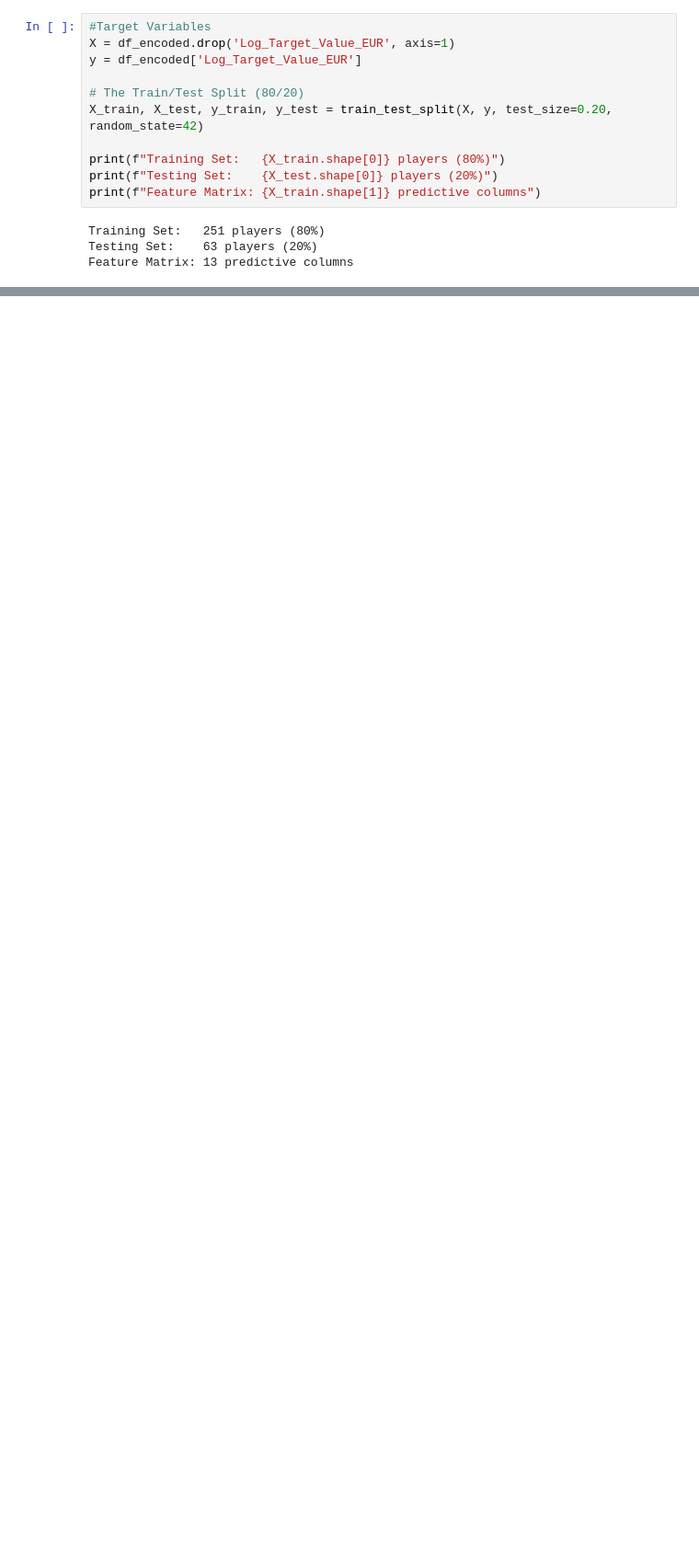
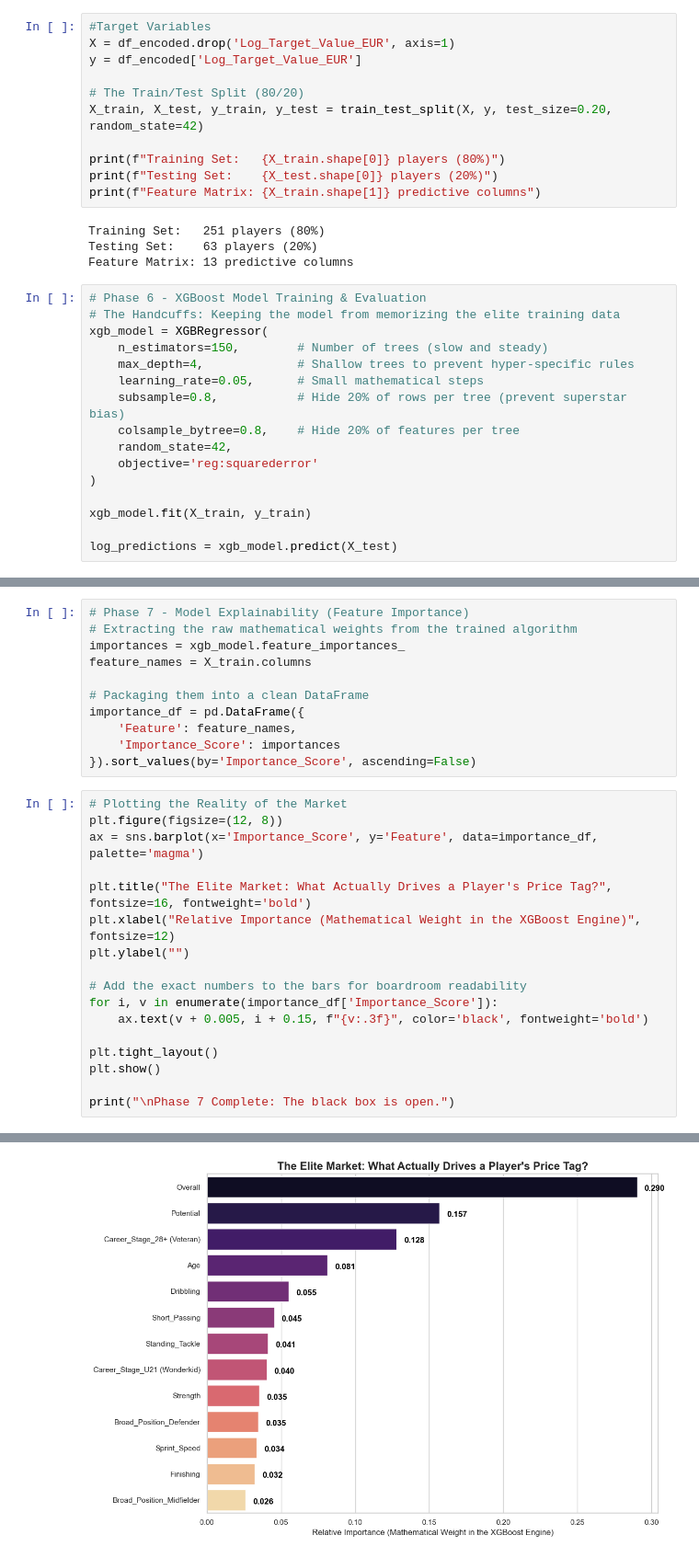
Before and after one commit to Ashwynkumar16/whatif_simulator, a Jupyter notebook: main.ipynb, the cells around one changed output, grey strips where cells are left out. Shown at 92% size. Cells and saved outputs as stored; diff of their text form; blank space fills up the shorter version.

Commit message:
Model Trained

```diff
--- a/main.ipynb
+++ b/main.ipynb
@@ -992,3 +994,19 @@ print(f"Feature Matrix: {X_train.shape[1]} predictive columns")
 Training Set:   251 players (80%)
 Testing Set:    63 players (20%)
 Feature Matrix: 13 predictive columns
+# %%
+# Phase 6 - XGBoost Model Training & Evaluation
+# The Handcuffs: Keeping the model from memorizing the elite training data
+xgb_model = XGBRegressor(
+    n_estimators=150,        # Number of trees (slow and steady)
+    max_depth=4,             # Shallow trees to prevent hyper-specific rules
+    learning_rate=0.05,      # Small mathematical steps
+    subsample=0.8,           # Hide 20% of rows per tree (prevent superstar bias)
+    colsample_bytree=0.8,    # Hide 20% of features per tree
+    random_state=42,
+    objective='reg:squarederror'
+)
+
+xgb_model.fit(X_train, y_train)
+
+log_predictions = xgb_model.predict(X_test)
@@ -994,0 +1040,29 @@ Feature Matrix: 13 predictive columns
+# %%
+# Phase 7 - Model Explainability (Feature Importance)
+# Extracting the raw mathematical weights from the trained algorithm
+importances = xgb_model.feature_importances_
+feature_names = X_train.columns
+
+# Packaging them into a clean DataFrame
+importance_df = pd.DataFrame({
+    'Feature': feature_names,
+    'Importance_Score': importances
+}).sort_values(by='Importance_Score', ascending=False)
+# %%
+# Plotting the Reality of the Market
+plt.figure(figsize=(12, 8))
+ax = sns.barplot(x='Importance_Score', y='Feature', data=importance_df, palette='magma')
+
+plt.title("The Elite Market: What Actually Drives a Player's Price Tag?", fontsize=16, fontweight='bold')
+plt.xlabel("Relative Importance (Mathematical Weight in the XGBoost Engine)", fontsize=12)
+plt.ylabel("")
+
+# Add the exact numbers to the bars for boardroom readability
+for i, v in enumerate(importance_df['Importance_Score']):
+    ax.text(v + 0.005, i + 0.15, f"{v:.3f}", color='black', fontweight='bold')
+
+plt.tight_layout()
+plt.show()
+
+print("\nPhase 7 Complete: The black box is open.")
+# %% [output]
@@ -994,0 +1072 @@ Feature Matrix: 13 predictive columns
+[figure, added]
```
Also changed, not shown: parts of 4 cells of this notebook.
